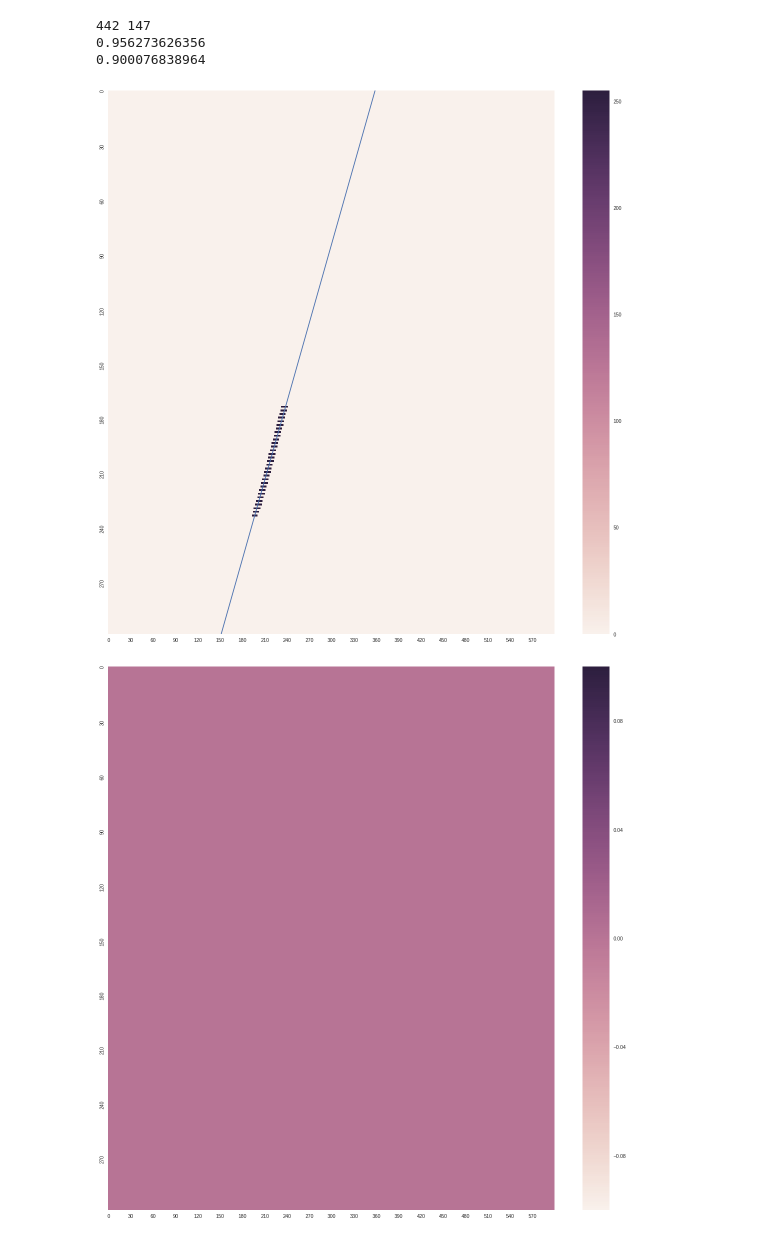
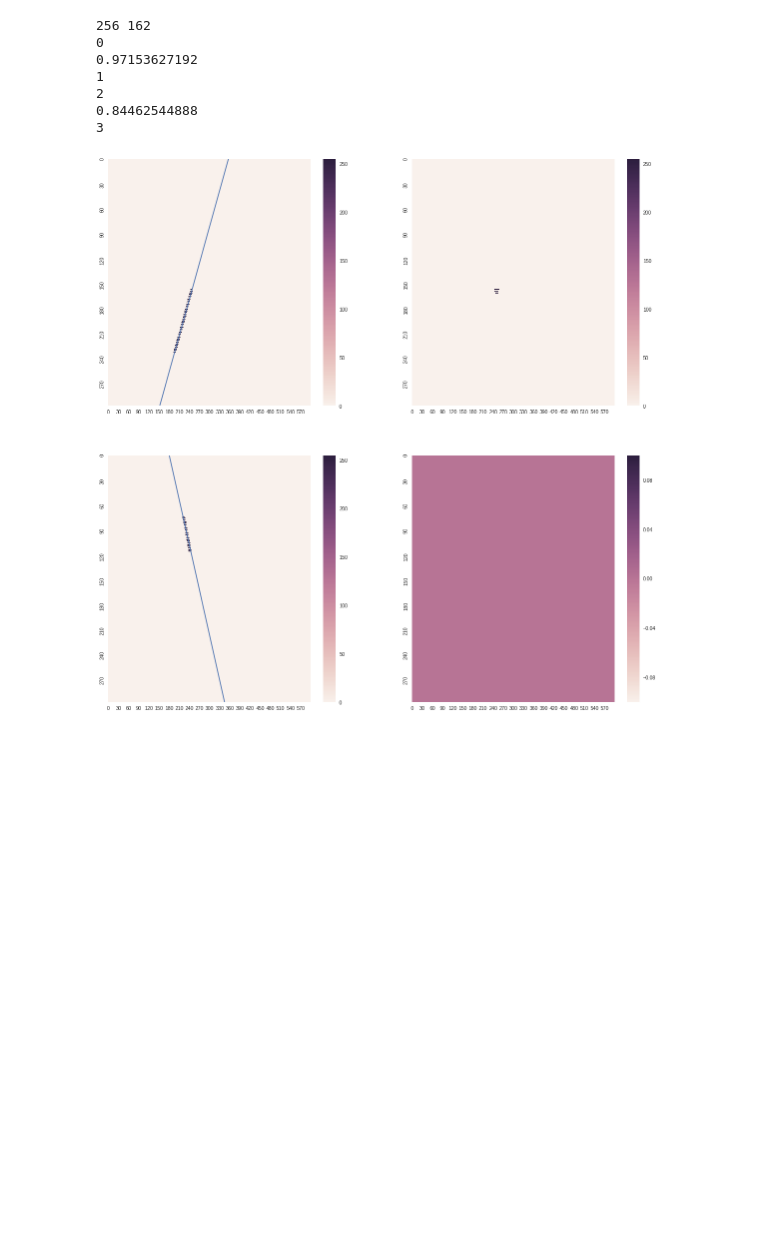
Before and after one commit to tbjc1magic/tbjcATTPCroot2, a Jupyter notebook: tbjcAnalysis/EachQ/Untitled6.ipynb, the cells around one changed output. Cells and saved outputs as stored; diff of their text form; code cells hidden in the pictures; blank space fills up the shorter version.

Commit message:
line detection added and better image construction

```diff
--- a/tbjcAnalysis/EachQ/Untitled6.ipynb
+++ b/tbjcAnalysis/EachQ/Untitled6.ipynb
@@ -42,36 +42,43 @@ def AveDist(x,y,k,b):
 
 def r2(x,y):
     slope, intercept, r_value, p_value, std_err = stats.linregress(x,y)
     return r_value*r_value
 
 width = 20
 thre = 80
 fits = []
 print xv,yv
+plt.figure(figsize=(20,20))
+
 for idx,image in enumerate(images):
+    print idx
+    plt.subplot(2,2,idx+1)
     image = np.copy(image)
     image[int(yv)-width:int(yv)+width,:] = 0
-    plt.figure(figsize=(20,20))
+    #plt.figure(figsize=(20,20))
     sns.heatmap(image[::-1], xticklabels=30, yticklabels=30)
     if np.sum(image>10) > 60:
         ys,xs = np.where(image)
 
         try:
             k,b = np.polyfit(xs,ys,1)
             if r2(xs,ys)>0.8:
                 fits.append((np.sum(image>10),k,b,r2(xs,ys)))
             else:
                 fits.append((0,0,0,100))
             plt.plot(np.linspace(0,600,100),b+k*np.linspace(0,600,100))
             print r2(xs,ys)
         except:
             fits.append((0,0,0,100))
 
     else:
         fits.append((0,0,0,100))
 # %% [output]
-442 147
-0.956273626356
-0.900076838964
+256 162
+0
+0.97153627192
+1
+2
+0.84462544888
+3
-[figure, old version]
+[figure, new version]
-[figure, removed]
```
Also changed, not shown: parts of 4 cells of this notebook, 9 other files.
